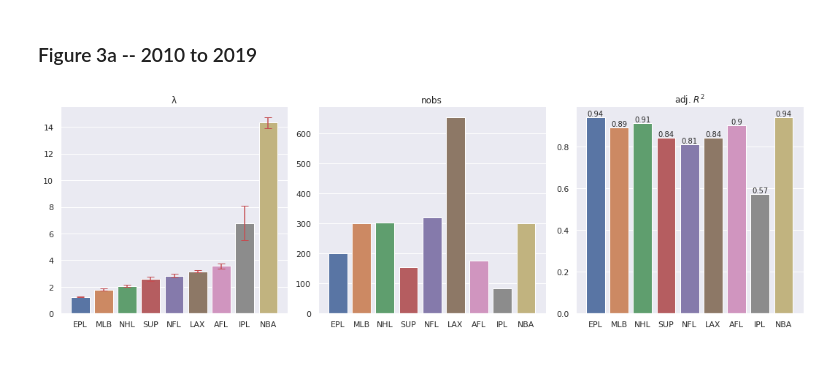
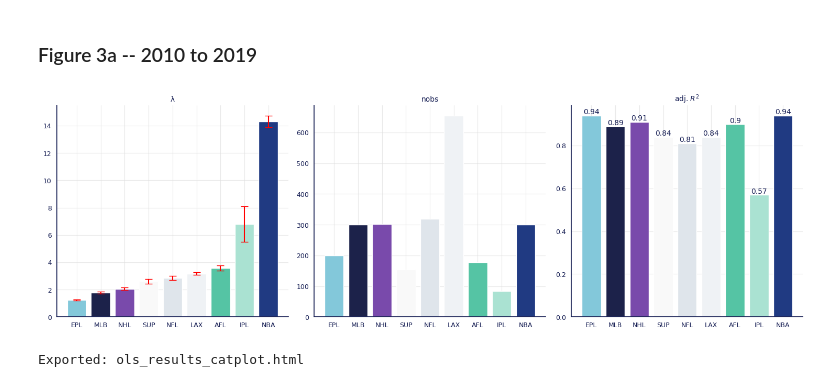
Before and after one commit to Something-Else-Studio/arcticdb-notebooks, a Jupyter notebook: pythagorean-won-loss-formula/sports_from_arctic.ipynb, the cells around one changed output. Cells and saved outputs as stored; diff of their text form; code cells hidden in the pictures; blank space fills up the shorter version.

```diff
--- a/pythagorean-won-loss-formula/sports_from_arctic.ipynb
+++ b/pythagorean-won-loss-formula/sports_from_arctic.ipynb
@@ -29,7 +29,10 @@ import statsmodels.api as sm
 import statsmodels.formula.api as smf
 import seaborn as sns
 import matplotlib.pyplot as plt
-sns.set_theme()
+
+# Setup custom chart styling instead of sns.set_theme()
+chart_colors = setup_chart_styling()
+colors = setup_plotly_theme()
 # %%
 df = pd.read_csv(dataFile)
 # %%
@@ -222,23 +353,57 @@ analysis.write('ols', ols);
 # %% [markdown]
 ### Figure 3a -- 2010 to 2019
 # %%
+# Create static seaborn catplot
 grid = sns.catplot(ols.melt(['LEAGUE']),
                    kind="bar",
                    x="LEAGUE",
                    y="value",
                    hue="LEAGUE",
                    col="variable",
                    col_order=["λ", "nobs", "adj. $R^2$"],
                    sharey=False)
 grid.set_axis_labels("", "")
 grid.set_titles("{col_name}")
+
+# Apply custom styling
+style_catplot(grid, chart_colors)
+
 # add error bars to λ
 axis = grid.facet_axis(0, 0, True)
 axis.errorbar(ols['LEAGUE'], ols['λ'], yerr=ols['λ se']*2, fmt="none", capsize=5, color="r")
 # add labels to R^2
 axis = grid.facet_axis(0, 2, True)
-[axis.bar_label(c, fontsize=10) for c in axis.containers];
+[axis.bar_label(c, fontsize=10) for c in axis.containers]
+plt.show()
+
+# Prepare data for interactive Plotly version with error bars
+ols_melted = ols.melt(['LEAGUE'])
+# Add error column - only λ has error bars (2 * standard error)
+ols_melted['error'] = ols_melted.apply(lambda row:
+    ols.loc[ols['LEAGUE'] == row['LEAGUE'], 'λ se'].iloc[0] * 2
+    if row['variable'] == 'λ' else None, axis=1)
+
+# Create and display interactive Plotly version
+fig = create_plotly_catplot(
+    data=ols_melted,
+    x_col="LEAGUE",
+    y_col="value",
+    hue_col="LEAGUE",
+    col_col="variable",
+    col_order=["λ", "nobs", "adj. $R^2$"],
+    title="Figure 3a. OLS Results by League, 2010-2019 Seasons",
+    sharey=False,
+    error_col="error",
+    add_value_labels=True  # Show values on R^2 bars like the seaborn version
+)
+
+# Display interactive plot in notebook
+fig.show()
+
+# Export the interactive version to HTML
+export_plot_html(fig, "ols_results_catplot.html", "OLS Results by League")
 # %% [output]
-[figure, old version]
+[figure, new version]
+Exported: ols_results_catplot.html
 # %%
 bar_width = 0.4
```
Also changed, not shown: parts of 14 cells of this notebook, 10 other files.
